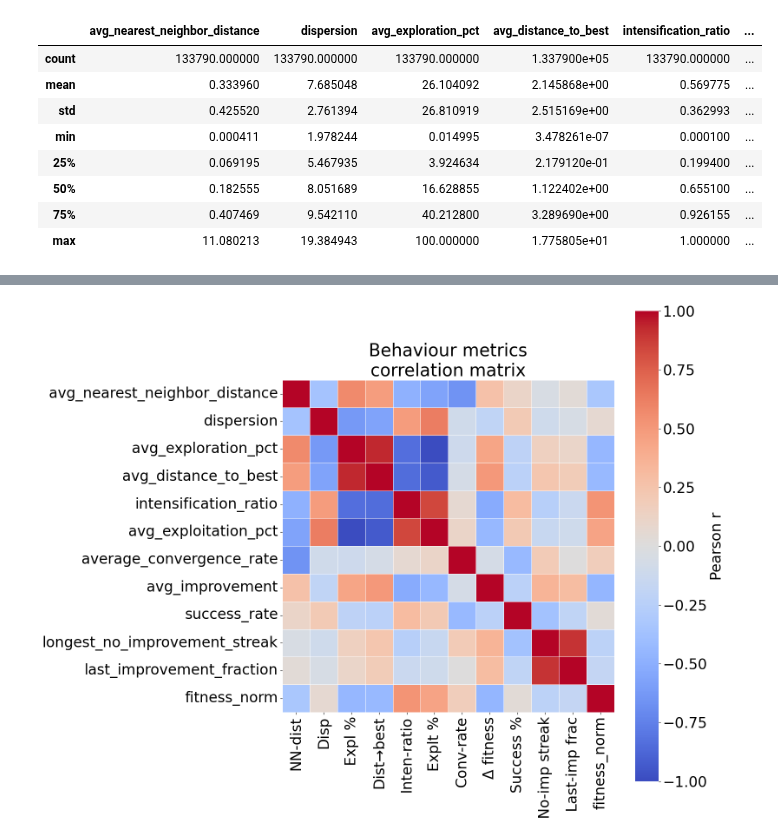
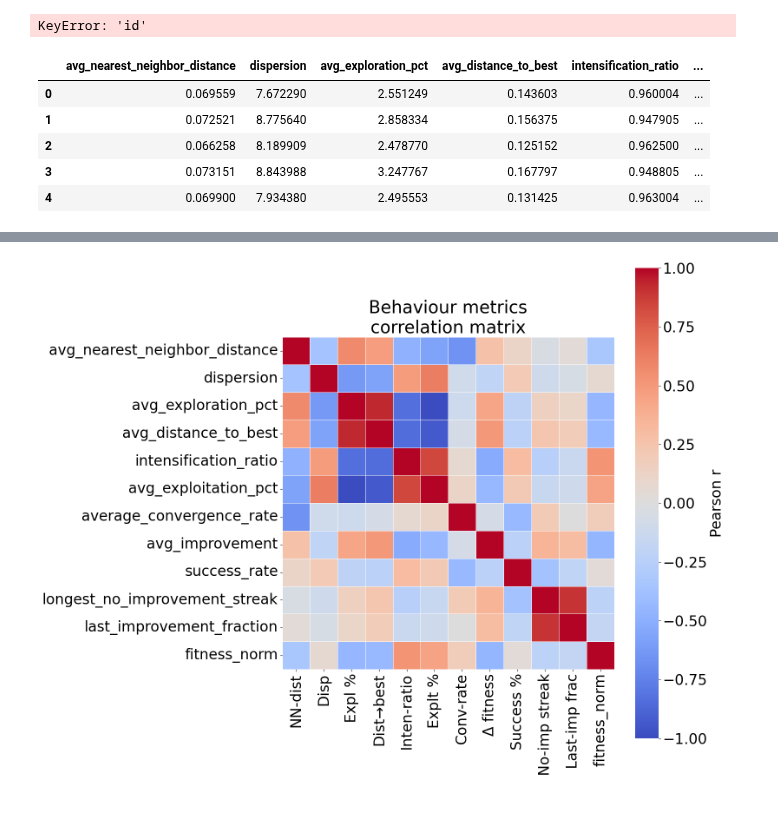
Before and after one commit to XAI-liacs/BLADE, a Jupyter notebook: examples/visualize_bbob.ipynb, the cells around one changed output, grey strips where cells are left out. Cells and saved outputs as stored; diff of their text form; code cells hidden in the pictures; blank space fills up the shorter version.

```diff
--- a/examples/visualize_bbob.ipynb
+++ b/examples/visualize_bbob.ipynb
@@ -65,6 +67,12 @@ import os
 | **Mean Pairwise Distance**              | Overall pairwise diversity                              | Diversity measures in EAs             https://romisatriawahono.net/lecture/rm/survey/softcomputing/Crepinsek%20-%20Exploration%20and%20Exploitation%20in%20Evolutionary%20Algorithms%20-%202013.pdf#:~:text=match%20at%20L885%20%E2%80%94Distance,used%20type%20of%20diversity%20measure |
 | **Coverage Volume**                     | Volume spanned by samples (diversity)                   | DPP-based diversity                   https://romisatriawahono.net/lecture/rm/survey/softcomputing/Crepinsek%20-%20Exploration%20and%20Exploitation%20in%20Evolutionary%20Algorithms%20-%202013.pdf#:~:text=match%20at%20L885%20%E2%80%94Distance,used%20type%20of%20diversity%20measure |
 | **Average Step Length**                 | Typical move size (exploration intensity)               | Step size reduction in search         https://stats.stackexchange.com/questions/304813/stopping-criterion-for-nelder-mead#:~:text=Stopping%20criterion%20for%20Nelder%20Mead,than%20some%20tolerance%20TOL |
+# %%
+logger = ExperimentLogger('/data/neocortex/BBOB-2', True)
+data = logger.get_data()
+data['solution']
+# %% [output]
+KeyError: 'id'
 # %%
 
 ## THIS CODE IS INSIDE process_bbob_runs.py now
@@ -162,17 +170,14 @@ import os
 # %%
 #df.to_pickle("./BBOB0.pkl")
 import pandas as pd
-df = pd.read_pickle("../BBOB0.pkl")
-img_dir = "BBOB0/"
-df.describe()
+df = pd.read_pickle("../BBOB1.pkl")
+img_dir = "BBOB1/"
+df.head()
 # %% [output]
 |  | avg_nearest_neighbor_distance | dispersion | avg_exploration_pct | avg_distance_to_best | intensification_ratio | ... |
-| count | 133790.000000 | 133790.000000 | 133790.000000 | 1.337900e+05 | 133790.000000 | ... |
-| mean | 0.333960 | 7.685048 | 26.104092 | 2.145868e+00 | 0.569775 | ... |
-| std | 0.425520 | 2.761394 | 26.810919 | 2.515169e+00 | 0.362993 | ... |
-| min | 0.000411 | 1.978244 | 0.014995 | 3.478261e-07 | 0.000100 | ... |
-| 25% | 0.069195 | 5.467935 | 3.924634 | 2.179120e-01 | 0.199400 | ... |
-| 50% | 0.182555 | 8.051689 | 16.628855 | 1.122402e+00 | 0.655100 | ... |
-| 75% | 0.407469 | 9.542110 | 40.212800 | 3.289690e+00 | 0.926155 | ... |
-| max | 11.080213 | 19.384943 | 100.000000 | 1.775805e+01 | 1.000000 | ... |
+| 0 | 0.069559 | 7.672290 | 2.551249 | 0.143603 | 0.960004 | ... |
+| 1 | 0.072521 | 8.775640 | 2.858334 | 0.156375 | 0.947905 | ... |
+| 2 | 0.066258 | 8.189909 | 2.478770 | 0.125152 | 0.962500 | ... |
+| 3 | 0.073151 | 8.843988 | 3.247767 | 0.167797 | 0.948805 | ... |
+| 4 | 0.069900 | 7.934380 | 2.495553 | 0.131425 | 0.963004 | ... |
 # %%
```
Also changed, not shown: parts of 2 cells of this notebook, 10 other files.
